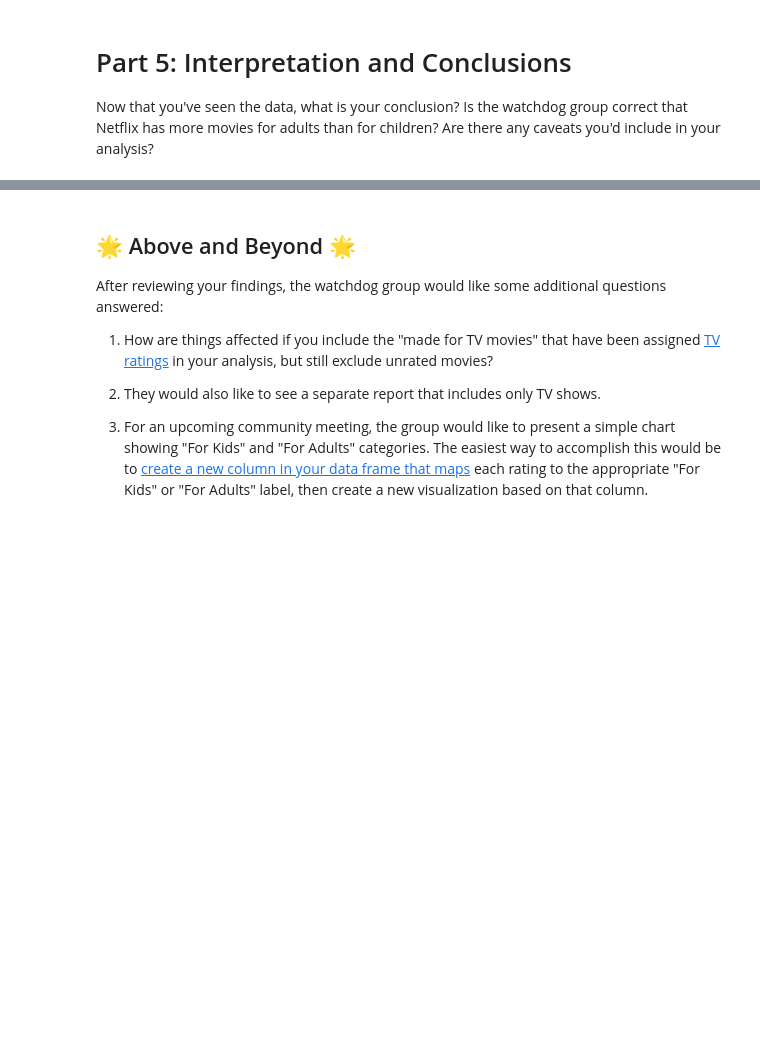
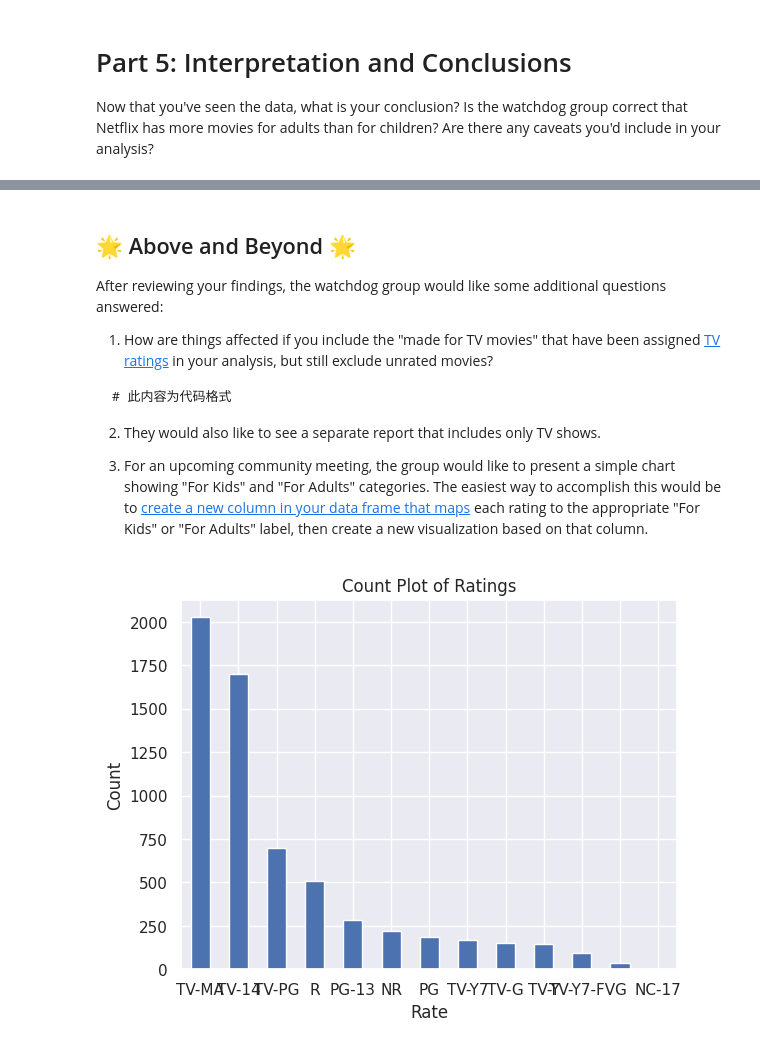
Before and after one commit to ryjason/CalculatorApp, a Jupyter notebook: notebooks/Exploration_01.ipynb, the cells around one changed output, grey strips where cells are left out. Drawn from its saved outputs; the diff is of its cells as text; code cells hidden in the pictures; blank space fills up the shorter version.

````diff
--- a/notebooks/Exploration_01.ipynb
+++ b/notebooks/Exploration_01.ipynb
@@ -238,7 +323,29 @@ After reviewing your findings, the watchdog group would like some additional que
 
 1. How are things affected if you include the "made for TV movies" that have been assigned [TV ratings](https://en.wikipedia.org/wiki/Television_content_rating_system#United_States) in your analysis, but still exclude unrated movies?
 
+
+```
+# 此内容为代码格式
+```
+
+
+
 2. They would also like to see a separate report that includes only TV shows.
 
 3. For an upcoming community meeting, the group would like to present a simple
 chart showing "For Kids" and "For Adults" categories. The easiest way to accomplish this would be to [create a new column in your data frame that maps](https://pandas.pydata.org/docs/getting_started/intro_tutorials/10_text_data.html) each rating to the appropriate "For Kids" or "For Adults" label, then create a new visualization based on that column.
+# %%
+data = pd.read_csv("https://raw.githubusercontent.com/byui-cse/cse450-course/master/data/netflix_titles.csv")
+data = data[data["type"].isin(["Movie", "TV Show"])]
+# data["rating"].value_counts()
+filtered_data = data[~data["rating"].isin(["UR"])]
+counts = filtered_data["rating"].value_counts()
+counts.columns = ["rate", "count"]
+counts.plot(kind="bar", x="rate", y="count", legend=False)
+plt.xlabel("Rate")
+plt.ylabel("Count")
+plt.title("Count Plot of Ratings")
+plt.xticks(rotation=0)
+plt.show()
+# %% [output]
+[figure, added]
````
Also changed, not shown: parts of 10 cells of this notebook.
